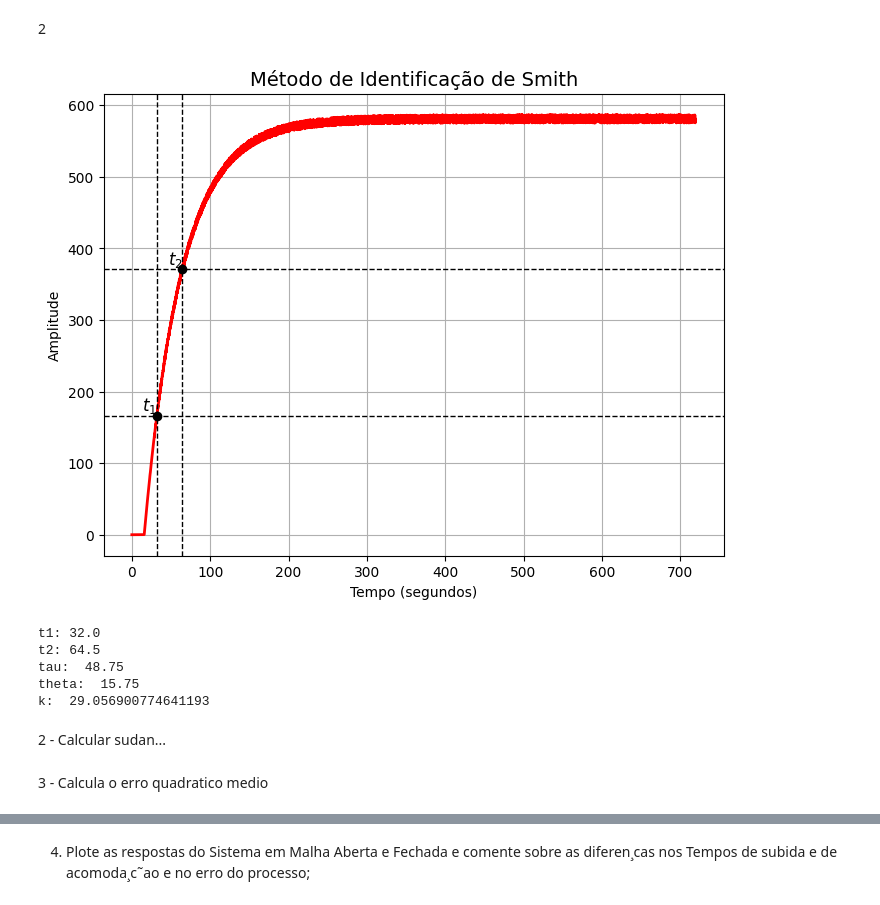
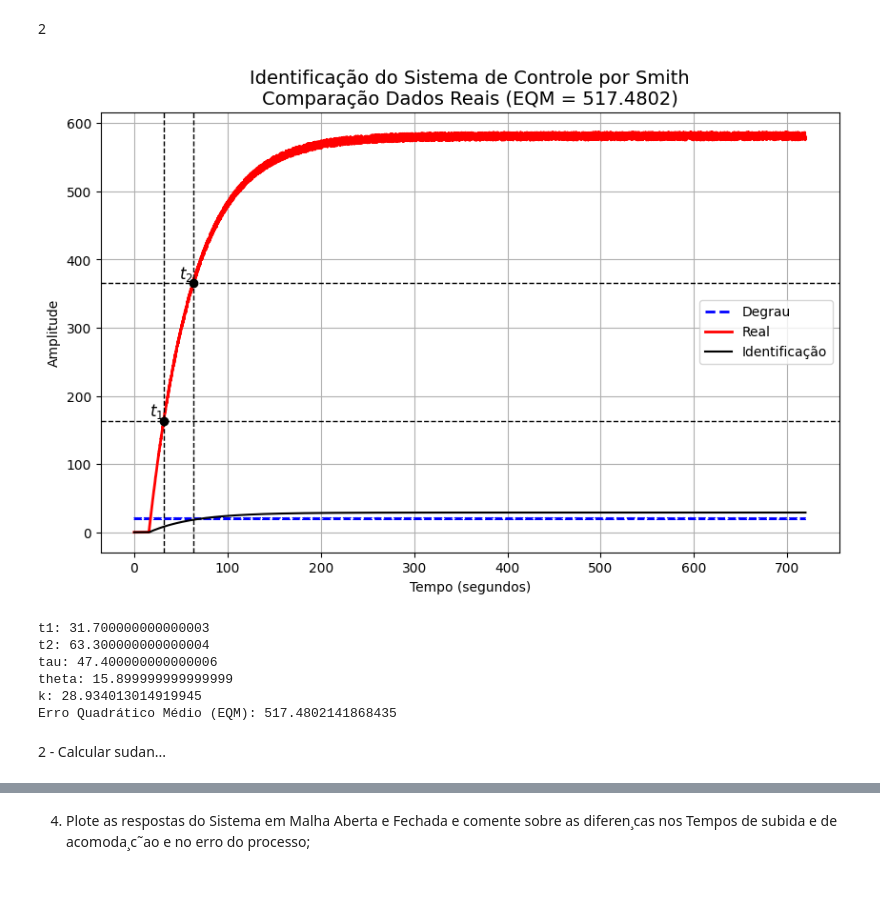
Before and after one commit to bsmvictor/Sistemas-Embarcados, a Jupyter notebook: Projeto_pratico/Smith.ipynb, the cells around one changed output, grey strips where cells are left out. Drawn from its saved outputs; the diff is of its cells as text; code cells hidden in the pictures.

```diff
--- a/Projeto_pratico/Smith.ipynb
+++ b/Projeto_pratico/Smith.ipynb
@@ -4,7 +4,7 @@ from scipy.io import loadmat
 import matplotlib.pyplot as plt
 
 # Carregamento do arquivo .mat
-mat = loadmat('C:/Users/victo/Desktop/C213/Dataset_Grupo4.mat')
+mat = loadmat(r'C:\Users\victo\Documents\Sistemas-Embarcados\Projeto_pratico\Dataset_Grupo4.mat')
 
 # Extração das variáveis do arquivo .mat
 degrau = mat['TARGET_DATA____ProjetoC213_Degrau']
@@ -33,82 +33,82 @@ plt.show()
 2
 # %%
 # Importando as bibliotecas necessárias para adequar o código ao método de Smith e exibir o gráfico
-
 import numpy as np
 import matplotlib.pyplot as plt
 
 # Separando as variáveis tempo, degrau_values e potencia_values que já foram extraídas
-# valor_final já é definido como max(potencia_values)
 
-valor_final = max(potencia_values)
+valor_final = potencia_values[-1]  # Último valor da potência
 
 # Cálculo dos valores de referência para 28.3% e 63.2% do valor final
 t1_value = 0.283 * valor_final
 t2_value = 0.632 * valor_final
 
-# Inicialização de t1 e t2
-t1 = None
-t2 = None
-
 # Cálculo de t1 (tempo em que a amplitude atinge 28.3% do valor final)
-for x in range(len(potencia_values)):
-    if potencia_values[x] >= t1_value:
-        t1 = tempo[x]
-        break
+t1 = tempo[np.where(potencia_values >= t1_value)[0][0]]
 
 # Cálculo de t2 (tempo em que a amplitude atinge 63.2% do valor final)
-for y in range(len(potencia_values)):
-    if potencia_values[y] >= t2_value:
-        t2 = tempo[y]
-        break
+t2 = tempo[np.where(potencia_values >= t2_value)[0][0]]
 
 # Definição da constante de tempo TAU e do tempo de atraso THETA
 tau = 1.5 * (t2 - t1)
 theta = t2 - tau
 
 # Definição da variável K
-k = max(potencia_values) / max(degrau_values)
+k = valor_final / np.mean(degrau_values)
+
+# Geração da resposta modelada usando os parâmetros identificados
+modelo_resposta = k * (1 - np.exp(-(tempo - theta) / tau))  # Modelo de primeira ordem com atraso
+modelo_resposta[tempo < theta] = 0  # Zera os valores antes do tempo de atraso
+
+# Cálculo do Erro Quadrático Médio (EQM)
+eqm = np.sqrt(np.mean((potencia_values - modelo_resposta) ** 2))
 
 # Plotar o gráfico com os pontos de referência e a curva de resposta ao degrau
-plt.figure(figsize=(8, 6))
+plt.figure(figsize=(10, 6))
 
-# Plotar a curva de resposta ao degrau
-plt.plot(tempo, potencia_values, label='Resposta ao Degrau', color='red', linewidth=2)
+# Plotar a curva de resposta ao degrau real e o modelo identificado
+plt.plot(tempo, degrau_values, label='Degrau', color='blue', linestyle='--', linewidth=2)
+plt.plot(tempo, potencia_values, label='Real', color='red', linewidth=2)
+plt.plot(tempo, modelo_resposta, label='Identificação', color='black', linestyle='-', linewidth=1.5)
 
 # Destacar os pontos de 28.3% e 63.2% da curva
 plt.scatter([t1, t2], [t1_value, t2_value], color='black', zorder=5)
 
 # Traçar linhas horizontais e verticais para indicar os pontos de referência
 plt.axhline(y=t1_value, color='black', linestyle='--', linewidth=1)
 plt.axhline(y=t2_value, color='black', linestyle='--', linewidth=1)
 plt.axvline(x=t1, color='black', linestyle='--', linewidth=1)
 plt.axvline(x=t2, color='black', linestyle='--', linewidth=1)
 
 # Adicionar rótulos para os pontos t1 e t2
 plt.text(t1, t1_value, '$t_1$', verticalalignment='bottom', horizontalalignment='right', fontsize=12)
 plt.text(t2, t2_value, '$t_2$', verticalalignment='bottom', horizontalalignment='right', fontsize=12)
 
-# Adicionar rótulo para a curva
-plt.title('Método de Identificação de Smith', fontsize=14)
+# Adicionar título e legendas
+plt.title(f'Identificação do Sistema de Controle por Smith\nComparação Dados Reais (EQM = {eqm:.4f})', fontsize=14)
 plt.ylabel('Amplitude')
 plt.xlabel('Tempo (segundos)')
+plt.legend()
 plt.grid(True)
 
 # Mostrar o gráfico
 plt.show()
 
-# Exibir valores de t1, t2, tau, theta
-print('t1:',t1)
-print('t2:',t2)
-print('tau: ',tau)
-print('theta: ',theta)
-print('k: ',k)
+# Exibir valores de t1, t2, tau, theta, k e EQM
+print('t1:', t1)
+print('t2:', t2)
+print('tau:', tau)
+print('theta:', theta)
+print('k:', k)
+print('Erro Quadrático Médio (EQM):', eqm)
 # %% [output]
-[figure, old version]
+[figure, new version]
-t1: 32.0
-t2: 64.5
-tau:  48.75
-theta:  15.75
-k:  29.056900774641193
+t1: 31.700000000000003
+t2: 63.300000000000004
+tau: 47.400000000000006
+theta: 15.899999999999999
+k: 28.934013014919945
+Erro Quadrático Médio (EQM): 517.4802141868435
 # %% [markdown]
 2 - Calcular sudan...
@@ -117,2 +114,0 @@ k:  29.056900774641193
-# %% [markdown]
-3 - Calcula o erro quadratico medio
```
Also changed, not shown: parts of 3 cells of this notebook.
